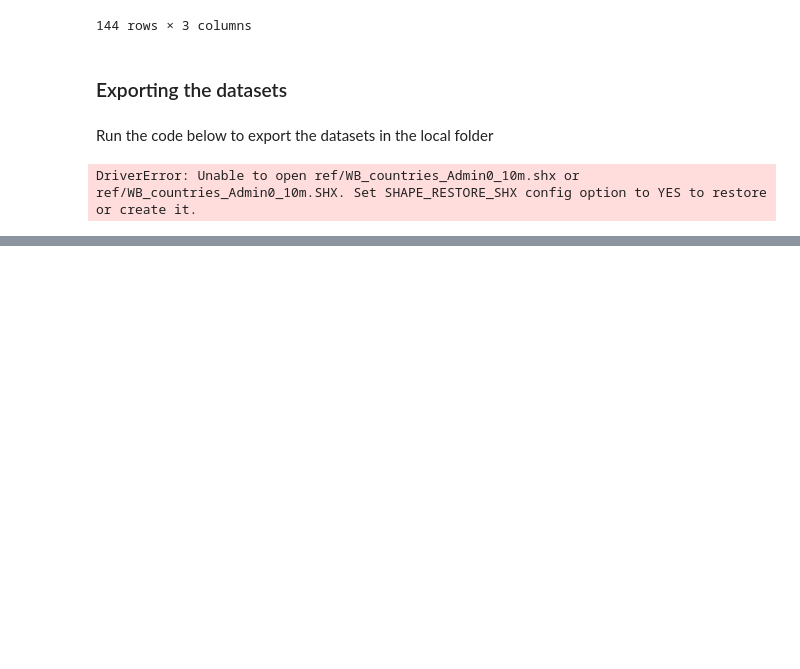
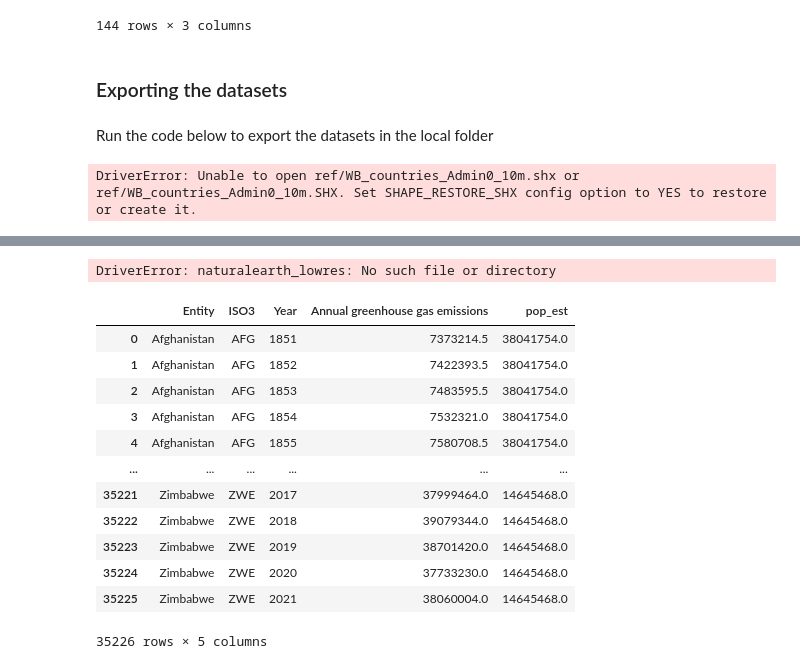
Before and after one commit to KyleCarlo/Data-Visualization, a Jupyter notebook: Cleaning.ipynb, the cells around one changed output, grey strips where cells are left out. Saved outputs shown, nothing was run; the diff lists cells and outputs as text; code cells hidden in the pictures; blank space fills up the shorter version.

```diff
--- a/Cleaning.ipynb
+++ b/Cleaning.ipynb
@@ -980,0 +1011,27 @@ ref
+# %%
+world = gpd.read_file('naturalearth_lowres')
+# %% [output]
+DriverError: naturalearth_lowres: No such file or directory
+# %%
+ world = gpd.read_file(gpd.datasets.get_path('naturalearth_lowres'))
+# %%
+world2 = world[['iso_a3', 'pop_est']].rename(columns={'iso_a3':'ISO3'})
+# %%
+total_ghg = total_ghg.rename(columns={'Code':'ISO3'})
+# %%
+total_ghg = total_ghg.merge(world2, on='ISO3', how='left')
+total_ghg
+# %% [output]
+|  | Entity | ISO3 | Year | Annual greenhouse gas emissions | pop_est |
+| 0 | Afghanistan | AFG | 1851 | 7373214.5 | 38041754.0 |
+| 1 | Afghanistan | AFG | 1852 | 7422393.5 | 38041754.0 |
+| 2 | Afghanistan | AFG | 1853 | 7483595.5 | 38041754.0 |
+| 3 | Afghanistan | AFG | 1854 | 7532321.0 | 38041754.0 |
+| 4 | Afghanistan | AFG | 1855 | 7580708.5 | 38041754.0 |
+| ... | ... | ... | ... | ... | ... |
+| 35221 | Zimbabwe | ZWE | 2017 | 37999464.0 | 14645468.0 |
+| 35222 | Zimbabwe | ZWE | 2018 | 39079344.0 | 14645468.0 |
+| 35223 | Zimbabwe | ZWE | 2019 | 38701420.0 | 14645468.0 |
+| 35224 | Zimbabwe | ZWE | 2020 | 37733230.0 | 14645468.0 |
+| 35225 | Zimbabwe | ZWE | 2021 | 38060004.0 | 14645468.0 |
+35226 rows × 5 columns
```
Also changed, not shown: parts of 3 cells of this notebook.
